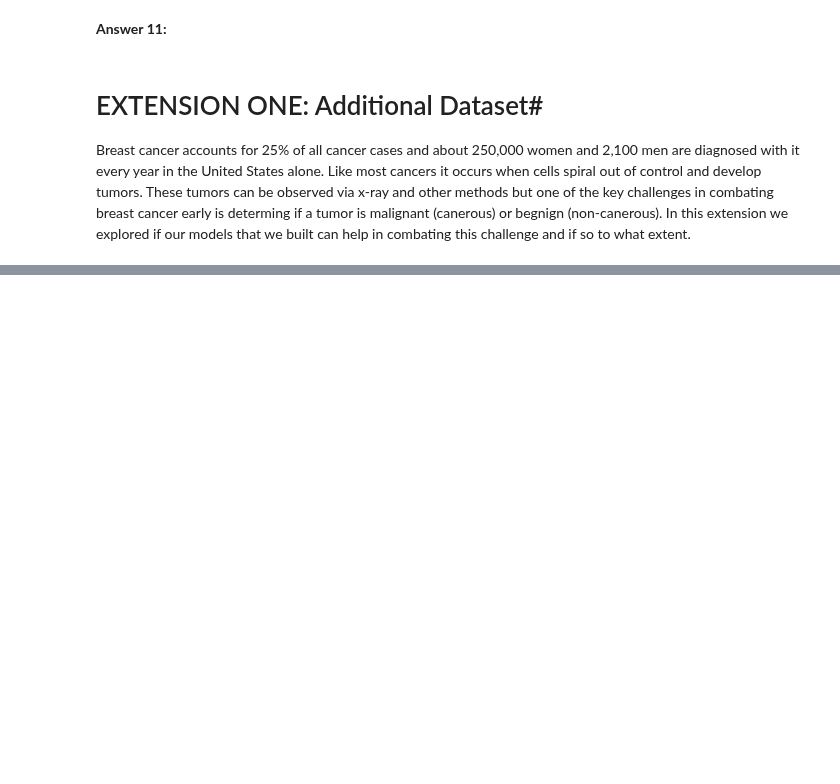
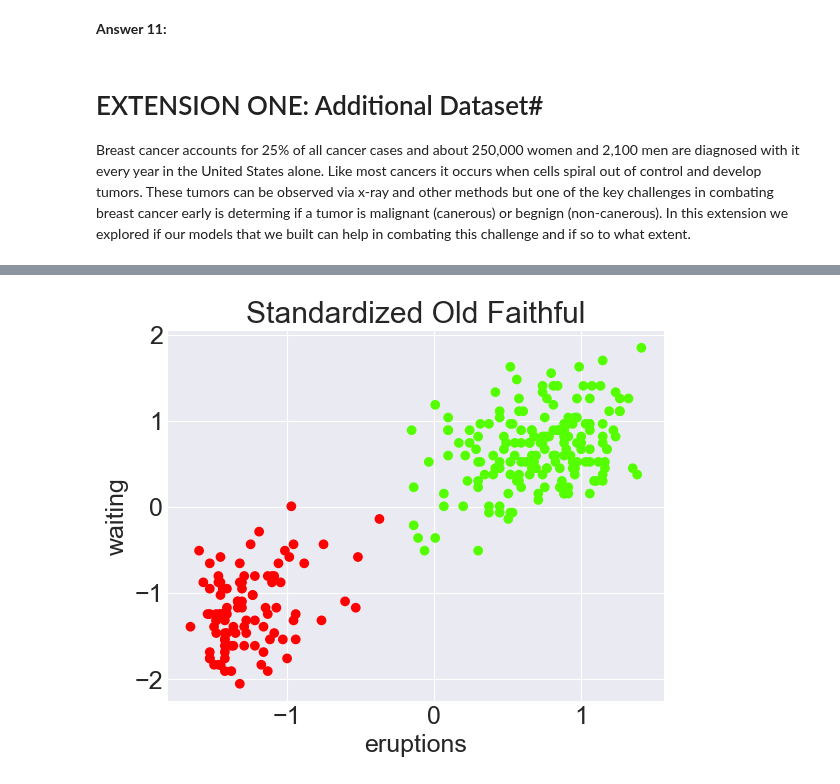
Before and after one commit to GhailanFadah/Neural-Networks, a Jupyter notebook: regression.ipynb, the cells around one changed output, grey strips where cells are left out. Saved outputs shown, nothing was run; the diff lists cells and outputs as text; code cells hidden in the pictures; blank space fills up the shorter version.

```diff
--- a/regression.ipynb
+++ b/regression.ipynb
@@ -302,0 +363,13 @@ Generally, a small number of "in-depth" extensions count for more than many "sha
+# %%
+#first we should always load in and look at our data
+
+faithful = pd.read_csv('data/old_faithful.csv')
+X_pre = faithful[['eruptions','waiting']]
+y = faithful[['severe']]
+X_stand = (X_pre - X_pre.mean(axis = 0))/(X_pre.std(axis = 0))
+plt.scatter(X_stand[['eruptions']], X_stand[['waiting']], c = y.to_numpy(), cmap = 'prism')
+plt.title("Standardized Old Faithful")
+plt.xlabel("eruptions")
+plt.ylabel("waiting");
+# %% [output]
+[figure, added]
```
Also changed, not shown: parts of 13 cells of this notebook, 3 other files.
